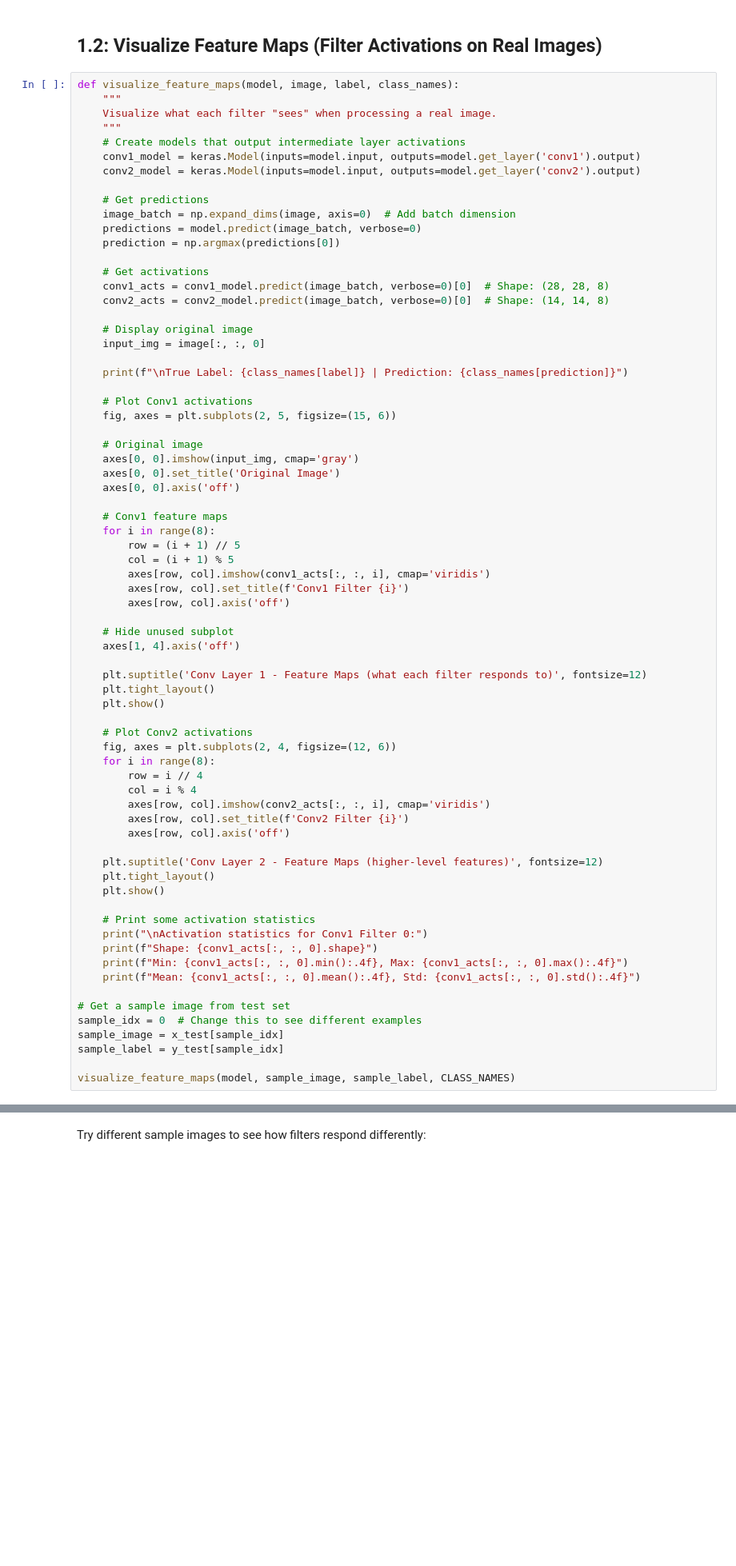
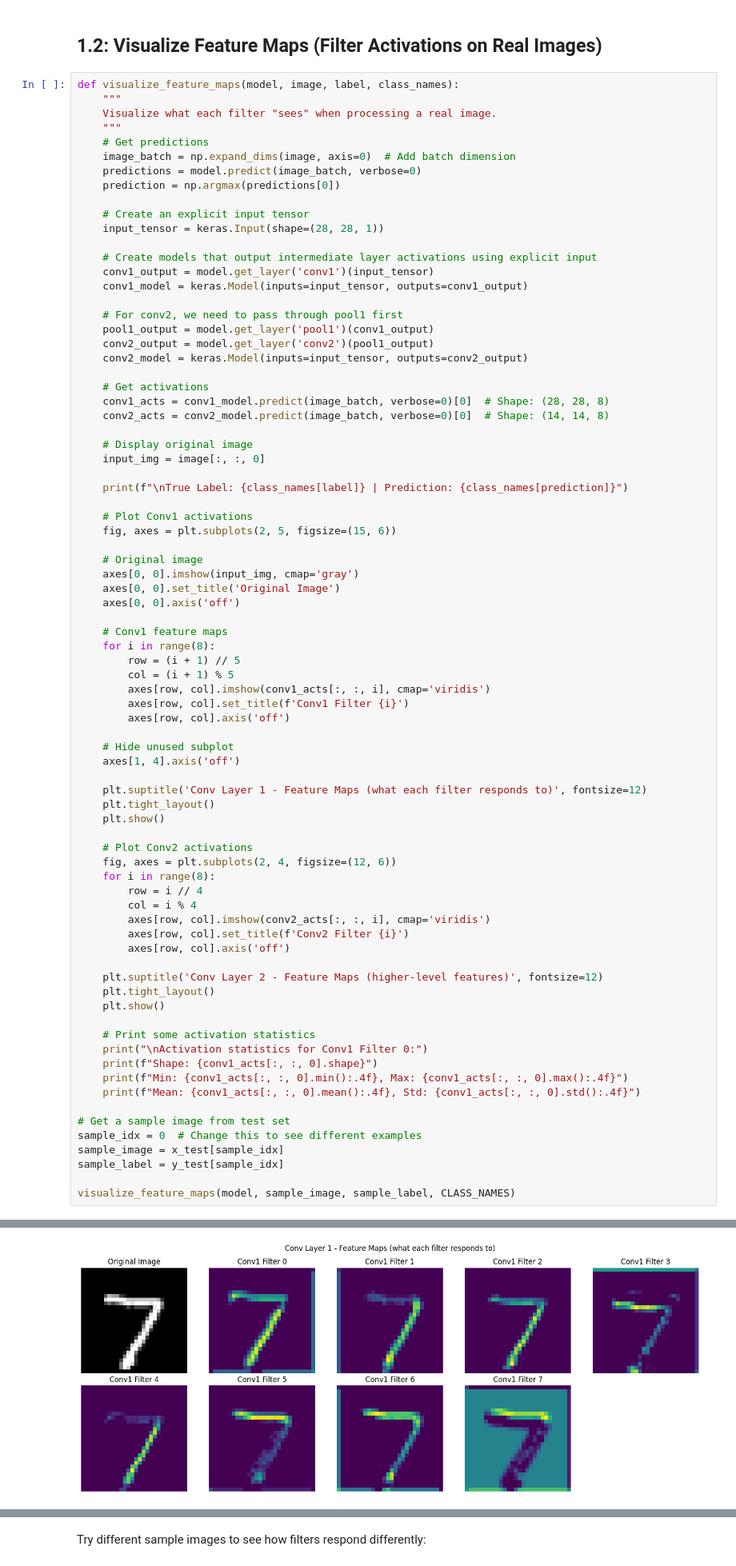
Before and after one commit to CSUMB-SCD-instructors/CST463, a Jupyter notebook: demos/cnn-visualization/cnn_explainability_demo.ipynb, the cells around one changed output, grey strips where cells are left out. Shown at 80% size. Saved outputs shown, nothing was run; the diff lists cells and outputs as text; blank space fills up the shorter version.

```diff
--- a/demos/cnn-visualization/cnn_explainability_demo.ipynb
+++ b/demos/cnn-visualization/cnn_explainability_demo.ipynb
@@ -274,14 +286,22 @@ def visualize_feature_maps(model, image, label, class_names):
     """
     Visualize what each filter "sees" when processing a real image.
     """
-    # Create models that output intermediate layer activations
-    conv1_model = keras.Model(inputs=model.input, outputs=model.get_layer('conv1').output)
-    conv2_model = keras.Model(inputs=model.input, outputs=model.get_layer('conv2').output)
-
     # Get predictions
     image_batch = np.expand_dims(image, axis=0)  # Add batch dimension
     predictions = model.predict(image_batch, verbose=0)
     prediction = np.argmax(predictions[0])
+
+    # Create an explicit input tensor
+    input_tensor = keras.Input(shape=(28, 28, 1))
+
+    # Create models that output intermediate layer activations using explicit input
+    conv1_output = model.get_layer('conv1')(input_tensor)
+    conv1_model = keras.Model(inputs=input_tensor, outputs=conv1_output)
+
+    # For conv2, we need to pass through pool1 first
+    pool1_output = model.get_layer('pool1')(conv1_output)
+    conv2_output = model.get_layer('conv2')(pool1_output)
+    conv2_model = keras.Model(inputs=input_tensor, outputs=conv2_output)
 
     # Get activations
     conv1_acts = conv1_model.predict(image_batch, verbose=0)[0]  # Shape: (28, 28, 8)
@@ -344,0 +365 @@ AttributeError: The layer sequential has never been called and thus has no defin
+[figure, added]
```
Also changed, not shown: parts of 9 cells of this notebook, 1 other file.
